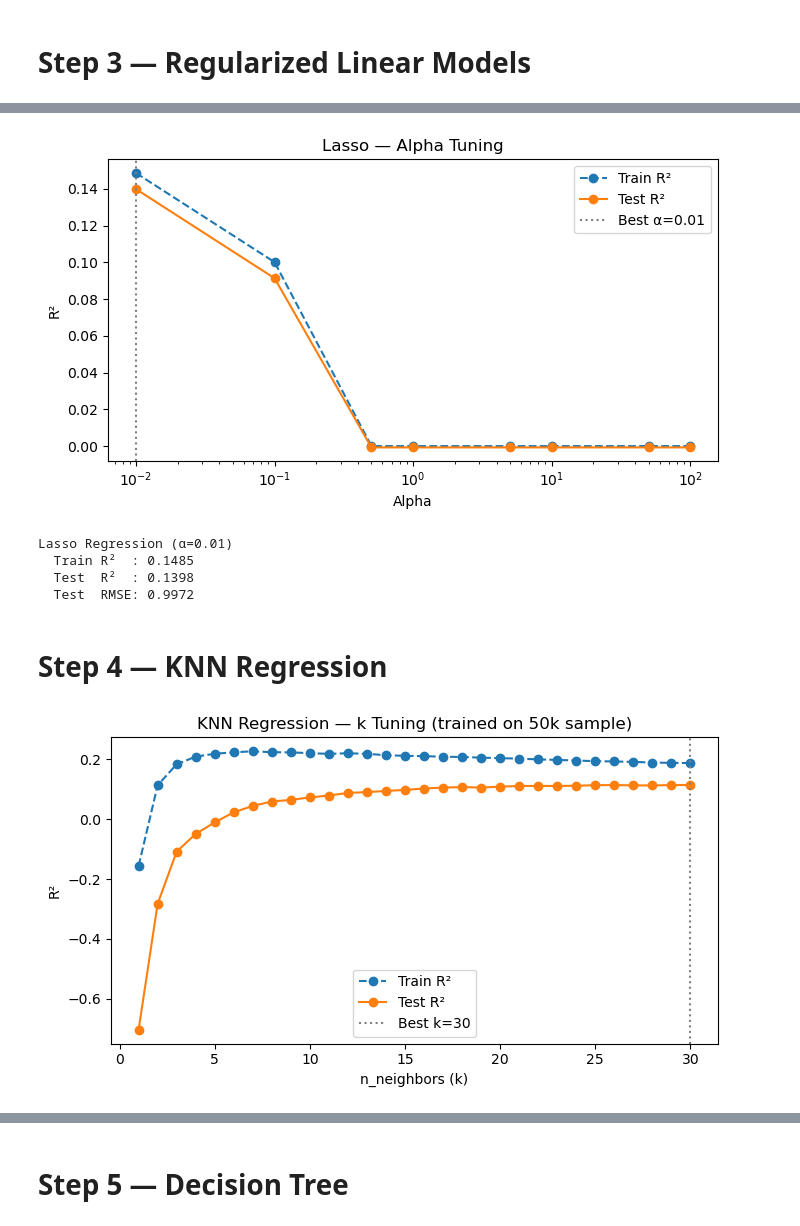
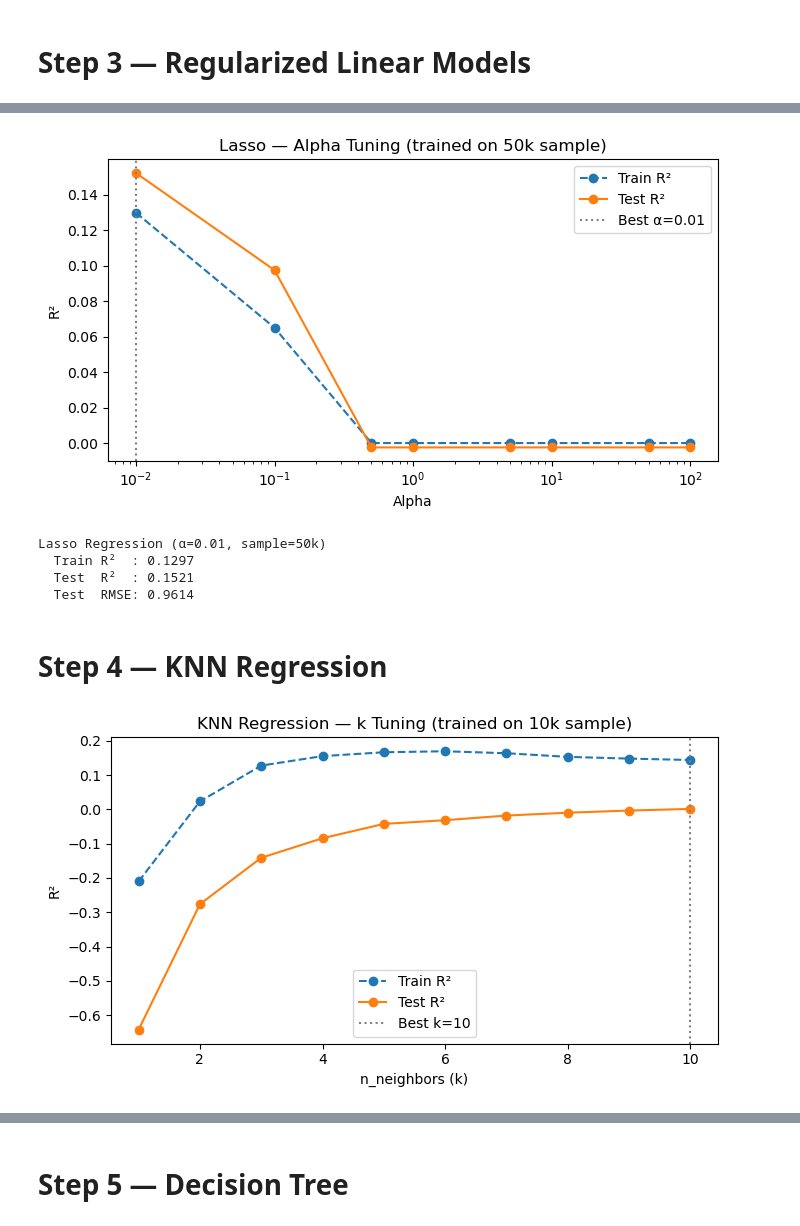
Before and after one commit to WobinWobin/data-trio-project, a Jupyter notebook: ML/cinemath_ml_updated (1).ipynb, the cells around one changed output, grey strips where cells are left out. Drawn from its saved outputs; the diff is of its cells as text; code cells hidden in the pictures.

```diff
--- a/ML/cinemath_ml_updated (1).ipynb
+++ b/ML/cinemath_ml_updated (1).ipynb
@@ -29,12 +36,21 @@ df = df.dropna(subset=['rating'])
 # Drop rows with no genre signal
 df = df.dropna(subset=['tmdb_id'])
 
-# Remove duplicate (user, film) pairs
-df = df.drop_duplicates(subset=['username', 'film_slug'])
+# Remove duplicate (user, movie) pairs
+df = df.drop_duplicates(subset=['username', 'movie_title'])
 
 # Drop non-feature columns
-df = df.drop(columns=['film_slug', 'tmdb_id', 'proper_title'])
+df = df.drop(columns=['tmdb_id', 'movie_title'])
 
 # Fill missing genre slots
-genre_cols = ['genre_1', 'genre_2', 'genre_3', 'genre_4', 'genre_5']
+genre_cols = ['genre', 'subgenre_1', 'subgenre_2', 'subgenre_3', 'subgenre_4', 'subgenre_5']
 df[genre_cols] = df[genre_cols].fillna('Unknown')
+# %%
+# Sample 20% of users before feature engineering to manage memory
+all_users = df['username'].unique()
+np.random.seed(42)
+sampled_users = np.random.choice(all_users, size=int(len(all_users) * 0.20), replace=False)
+df = df[df['username'].isin(sampled_users)]
+
+print(f"Rows after sampling: {len(df)}")
+print(f"Users after sampling: {df['username'].nunique()}")
@@ -161,11 +180,14 @@ Ridge Regression (α=100.0)
 # %%
-# Lasso — tune alpha
+# Lasso — sampled due to memory constraints
+X_train_lasso = X_train_scaled[:50000]
+y_train_lasso = y_train.iloc[:50000]
+
 lasso_train_r2, lasso_test_r2 = [], []
 
 for a in alphas:
-    m = Lasso(alpha=a, max_iter=10000).fit(X_train_scaled, y_train)
-    lasso_train_r2.append(r2_score(y_train, m.predict(X_train_scaled)))
-    lasso_test_r2.append(r2_score(y_test,  m.predict(X_test_scaled)))
+    m = Lasso(alpha=a, max_iter=10000).fit(X_train_lasso, y_train_lasso)
+    lasso_train_r2.append(r2_score(y_train_lasso, m.predict(X_train_lasso)))
+    lasso_test_r2.append(r2_score(y_test, m.predict(X_test_scaled)))
 
 best_alpha_lasso = alphas[np.argmax(lasso_test_r2)]
 
@@ -181,49 +203,49 @@ plt.legend()
 plt.tight_layout()
 plt.show()
 # %% [output]
-[figure, old version]
+[figure, new version]
 # %%
-lasso = Lasso(alpha=best_alpha_lasso, max_iter=10000).fit(X_train_scaled, y_train)
+lasso = Lasso(alpha=best_alpha_lasso, max_iter=10000).fit(X_train_lasso, y_train_lasso)
 
 evaluate(
     f'Lasso Regression (α={best_alpha_lasso})',
-    y_train, lasso.predict(X_train_scaled),
-    y_test,  lasso.predict(X_test_scaled)
-)
+    y_train_lasso, lasso.predict(X_train_lasso),
+    y_test,        lasso.predict(X_test_scaled)
+)S
 # %% [output]
-Lasso Regression (α=0.01)
-  Train R²  : 0.1485
-  Test  R²  : 0.1398
-  Test  RMSE: 0.9972
+Lasso Regression (α=0.01, sample=50k)
+  Train R²  : 0.1297
+  Test  R²  : 0.1521
+  Test  RMSE: 0.9614
 # %% [markdown]
 # Step 4 — KNN Regression
 # %%
-# KNN — trained on a sample due to computational constraints at scale
-X_train_knn = X_train_scaled[:50000]
-y_train_knn = y_train.iloc[:50000]
+# KNN — small sample due to computational constraints
+X_train_knn = X_train_scaled[:10000]
+y_train_knn = y_train.iloc[:10000]
 
 knn_train_r2, knn_test_r2 = [], []
-k_range = range(1, 31)
+k_range = range(1, 11)
 
 for k in k_range:
-    m = KNeighborsRegressor(n_neighbors=k).fit(X_train_knn, y_train_knn)
+    m = KNeighborsRegressor(n_neighbors=k, n_jobs=-1).fit(X_train_knn, y_train_knn)
     knn_train_r2.append(r2_score(y_train_knn, m.predict(X_train_knn)))
     knn_test_r2.append(r2_score(y_test, m.predict(X_test_scaled)))
 
 best_k = list(k_range)[np.argmax(knn_test_r2)]
 
 plt.figure(figsize=(7, 4))
 plt.plot(k_range, knn_train_r2, 'o--', label='Train R²')
 plt.plot(k_range, knn_test_r2,  'o-',  label='Test R²')
 plt.axvline(best_k, color='gray', linestyle=':', label=f'Best k={best_k}')
 plt.xlabel('n_neighbors (k)')
 plt.ylabel('R²')
-plt.title('KNN Regression — k Tuning (trained on 50k sample)')
+plt.title('KNN Regression — k Tuning (trained on 10k sample)')
 plt.legend()
 plt.tight_layout()
 plt.show()
 # %% [output]
-[figure, old version]
+[figure, new version]
 # %%
 knn = KNeighborsRegressor(n_neighbors=best_k).fit(X_train_knn, y_train_knn)
 
```
Also changed, not shown: parts of 15 cells of this notebook.
